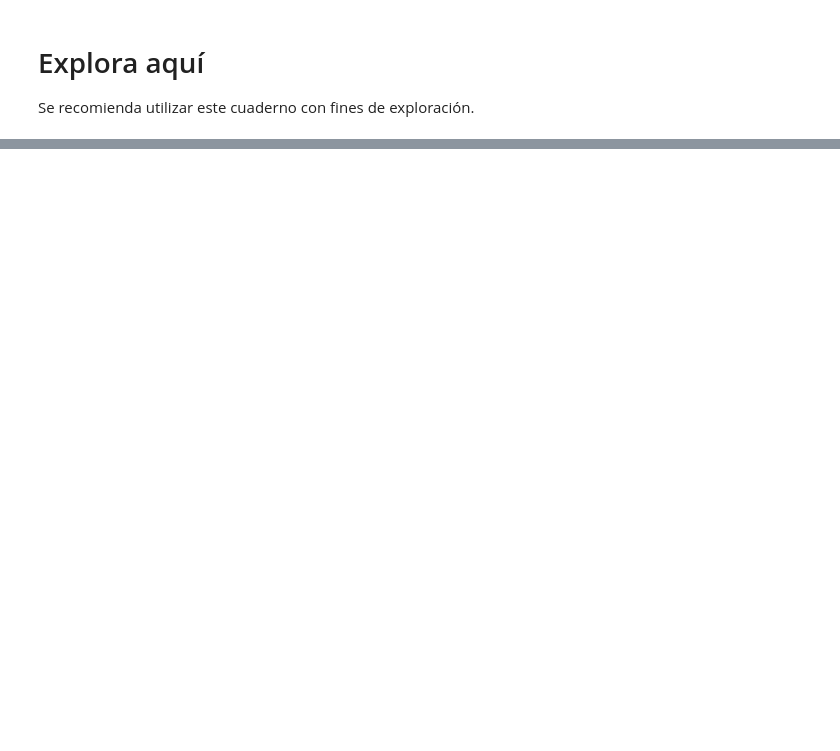
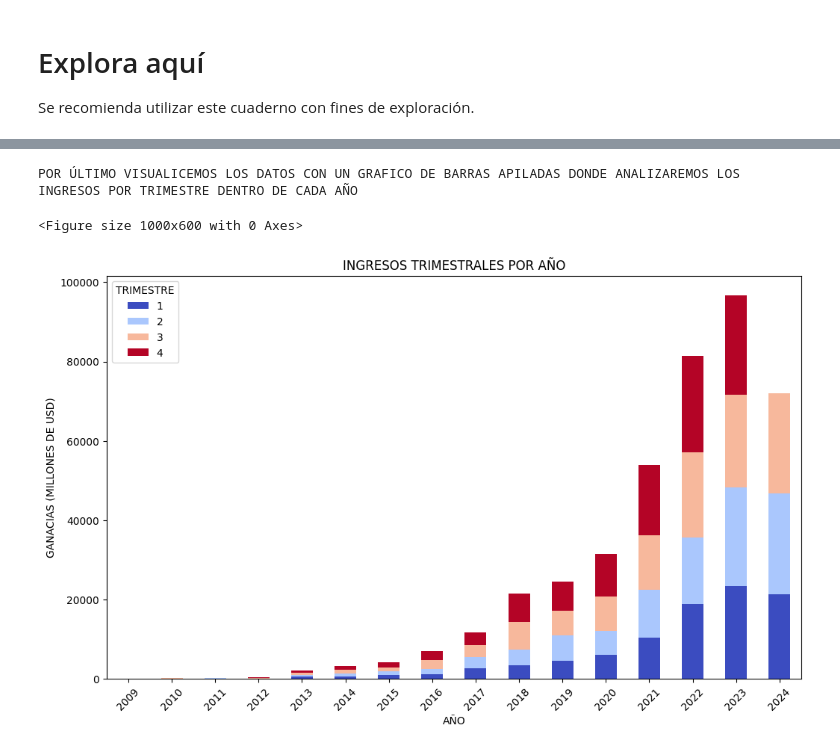
Before and after one commit to Jorge3127/web-scraping-project-tutorial-Jorge3127, a Jupyter notebook: src/explore.es.ipynb, the cells around one changed output, grey strips where cells are left out. Cells and saved outputs as stored; diff of their text form; code cells hidden in the pictures; blank space fills up the shorter version.

```diff
--- a/src/explore.es.ipynb
+++ b/src/explore.es.ipynb
@@ -158,0 +124,19 @@ No data found in any table.
+# %%
+print("POR ÚLTIMO VISUALICEMOS LOS DATOS CON UN GRAFICO DE BARRAS APILADAS DONDE ANALIZAREMOS LOS  INGRESOS POR TRIMESTRE DENTRO DE CADA AÑO")
+# Crear columnas de Año y Trimestre
+df['Year'] = df['Date'].dt.year
+df['Quarter'] = df['Date'].dt.quarter
+quarterly_revenue = df.pivot_table(index='Year', columns='Quarter', values='Revenue', aggfunc='sum')
+
+plt.figure(figsize=(10, 6))
+quarterly_revenue.plot(kind='bar', stacked=True, cmap='coolwarm', figsize=(12, 7))
+plt.title("INGRESOS TRIMESTRALES POR AÑO")
+plt.xlabel("AÑO")
+plt.ylabel("GANACIAS (MILLONES DE USD)")
+plt.legend(title="TRIMESTRE", loc="upper left")
+plt.xticks(rotation=45)
+plt.show()
+# %% [output]
+POR ÚLTIMO VISUALICEMOS LOS DATOS CON UN GRAFICO DE BARRAS APILADAS DONDE ANALIZAREMOS LOS  INGRESOS POR TRIMESTRE DENTRO DE CADA AÑO
+<Figure size 1000x600 with 0 Axes>
+[figure, added]
```
Also changed, not shown: parts of 6 cells of this notebook, 1 other file.
